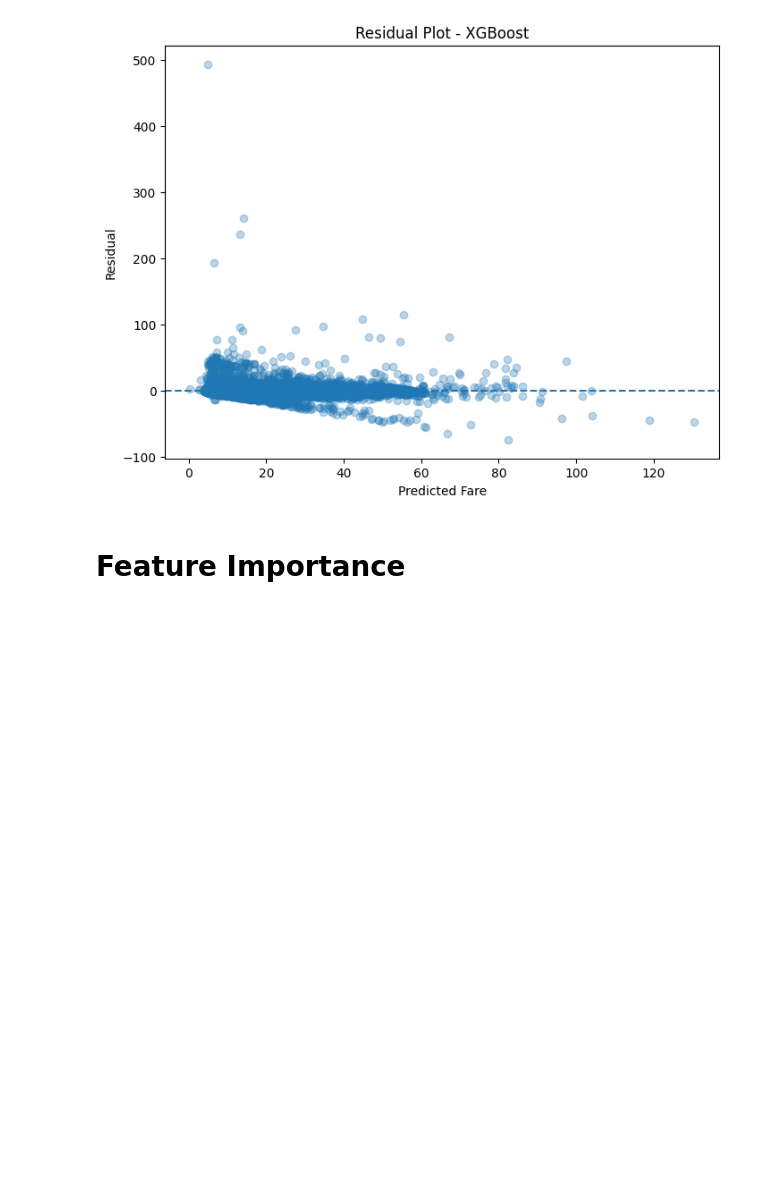
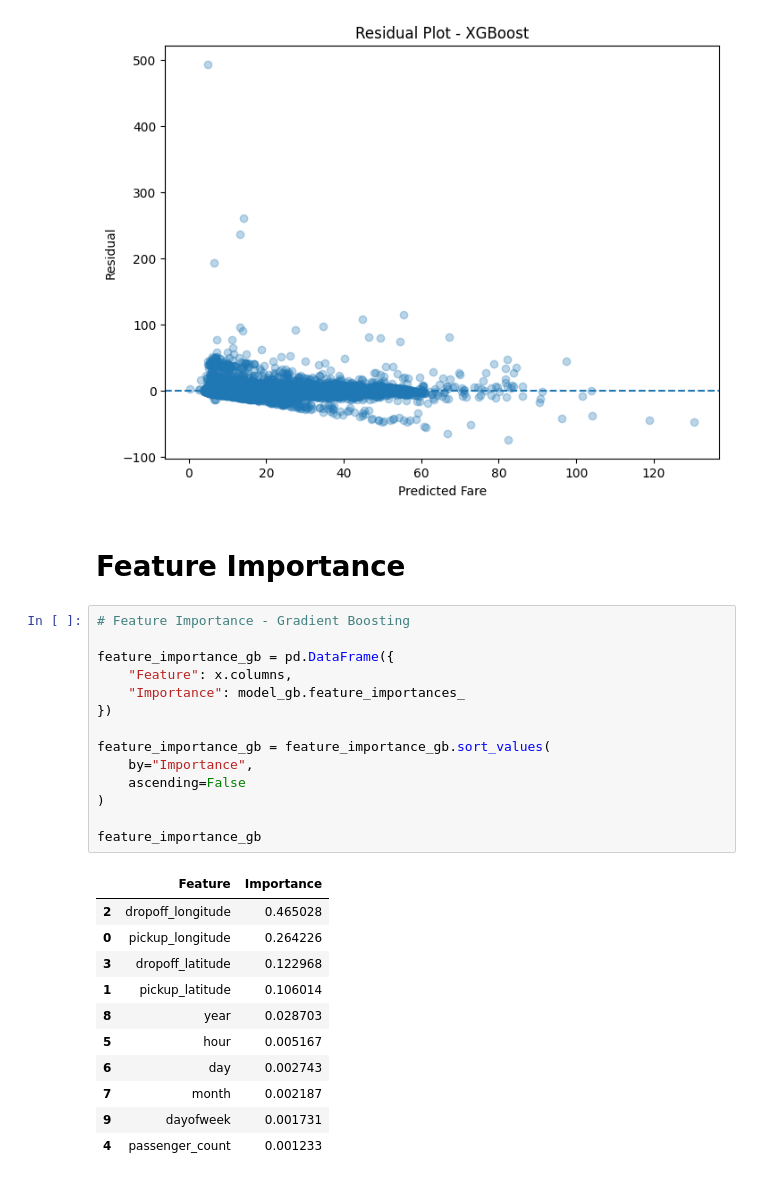
Before and after one commit to samifahim07/Ride-Fare-Estimation, a Jupyter notebook: uber_fare.ipynb, the cells around one changed output. Saved outputs shown, nothing was run; the diff lists cells and outputs as text; blank space fills up the shorter version.

Commit message:
Add feature importance analysis for Gradient Boosting model

```diff
--- a/uber_fare.ipynb
+++ b/uber_fare.ipynb
@@ -1035,3 +1035,29 @@ plt.show()
 [figure]
 # %% [markdown]
 # Feature Importance
+# %%
+# Feature Importance - Gradient Boosting
+
+feature_importance_gb = pd.DataFrame({
+    "Feature": x.columns,
+    "Importance": model_gb.feature_importances_
+})
+
+feature_importance_gb = feature_importance_gb.sort_values(
+    by="Importance",
+    ascending=False
+)
+
+feature_importance_gb
+# %% [output]
+|  | Feature | Importance |
+| 2 | dropoff_longitude | 0.465028 |
+| 0 | pickup_longitude | 0.264226 |
+| 3 | dropoff_latitude | 0.122968 |
+| 1 | pickup_latitude | 0.106014 |
+| 8 | year | 0.028703 |
+| 5 | hour | 0.005167 |
+| 6 | day | 0.002743 |
+| 7 | month | 0.002187 |
+| 9 | dayofweek | 0.001731 |
+| 4 | passenger_count | 0.001233 |
```
